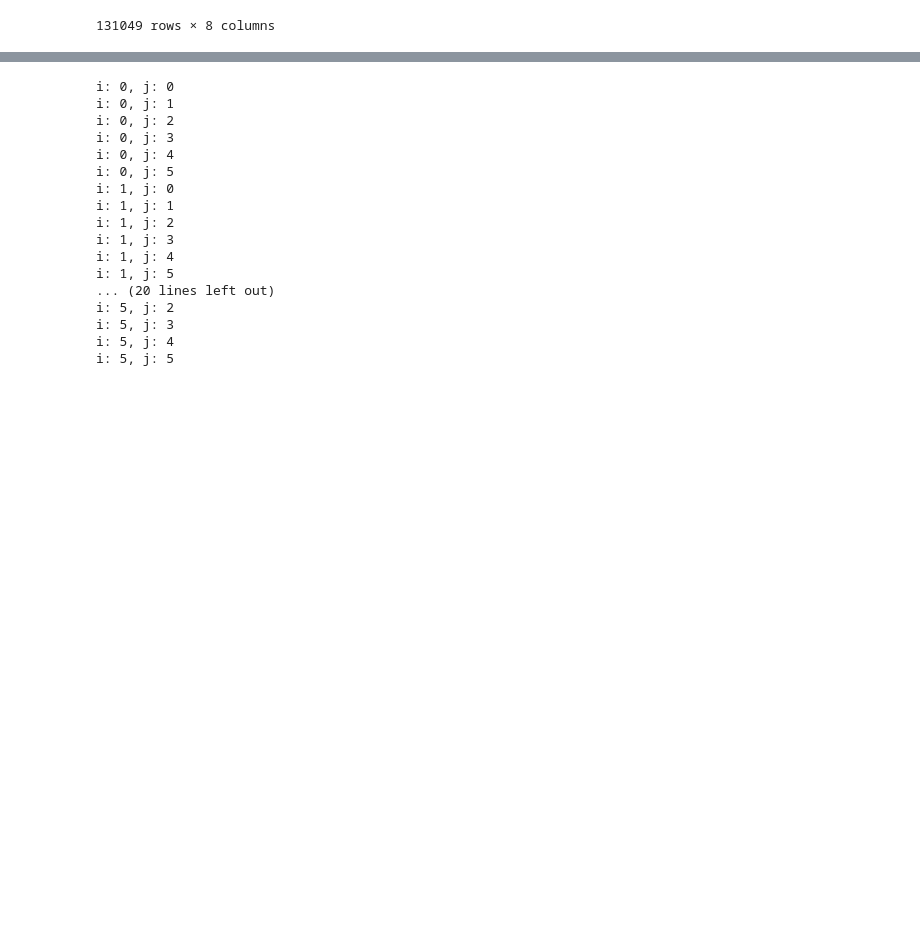
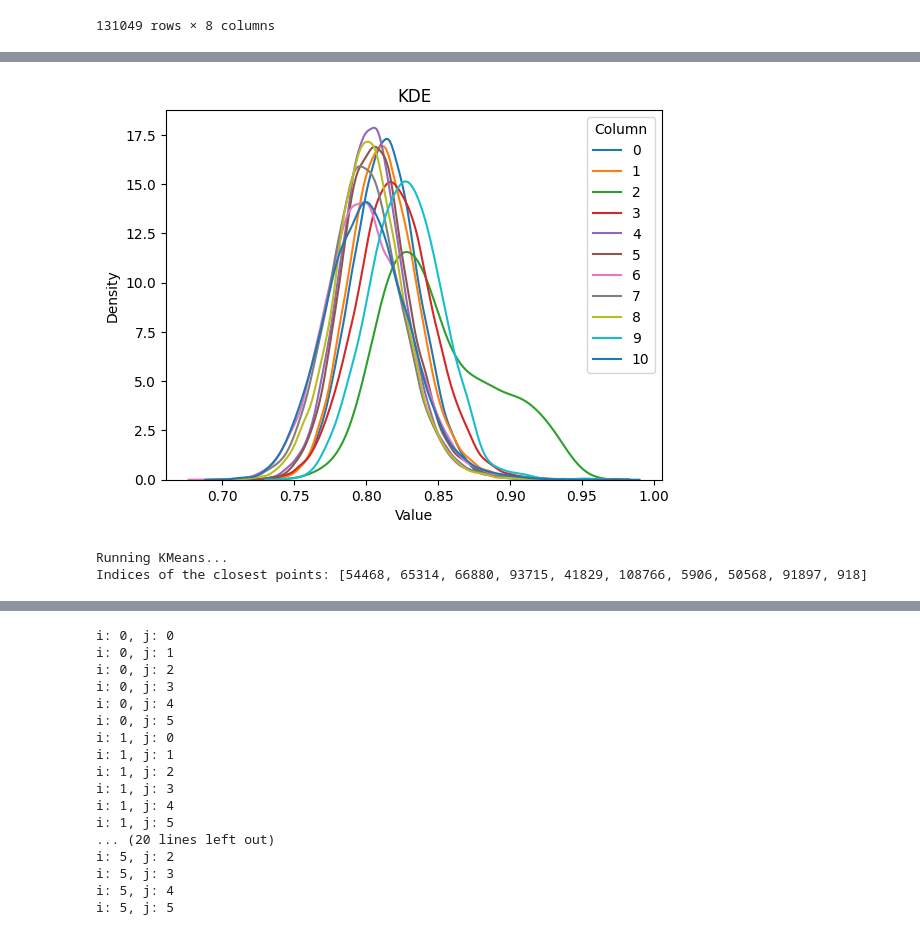
Before and after one commit to viktorcikojevic/kaggle-llm, a Jupyter notebook: notebooks/wiki_sci_explore_clusters.ipynb, the cells around one changed output, grey strips where cells are left out. Drawn from its saved outputs; the diff is of its cells as text; code cells hidden in the pictures; blank space fills up the shorter version.

```diff
--- a/notebooks/wiki_sci_explore_clusters.ipynb
+++ b/notebooks/wiki_sci_explore_clusters.ipynb
@@ -100,0 +395,56 @@ array(["In group theory, Bender's method is a method introduced by  for simplify
+# %%
+import numpy as np
+from tqdm import tqdm
+
+pairwise_dotprod = {}
+
+for cluster in tqdm(df_subset['cluster_text'].unique()):
+
+    df_cluster = df_subset[df_subset['cluster_text'] == cluster].reset_index(drop=True)
+
+    pairwise_dotprod[str(cluster)] = []
+
+    for i in range(len(df_cluster)):
+        for j in range(i+1, len(df_cluster)):
+
+            dotprod = np.sum(df_cluster['embd_text'][i] * df_cluster['embd_text'][j])
+
+            pairwise_dotprod[str(cluster)].append(dotprod)
+# %%
+import matplotlib.pyplot as plt
+import seaborn as sns
+
+for cluster in tqdm(sorted(df_subset['cluster_text'].unique())):
+    cluster = str(cluster)
+    sns.kdeplot(pairwise_dotprod[cluster], label=cluster)
+
+plt.legend(title='Column')
+plt.title('KDE')
+plt.xlabel('Value')
+plt.ylabel('Density')
+plt.show()
+# %% [output]
+[figure, added]
+# %%
+import numpy as np
+import pandas as pd
+from sklearn.cluster import KMeans
+from sklearn.metrics import pairwise_distances
+import matplotlib.pyplot as plt
+
+X = np.stack(df['embd_text'].values)
+
+# Run KMeans
+print("Running KMeans...")
+n_clusters = 10
+kmeans = KMeans(n_clusters=n_clusters, init='k-means++', n_init='auto', random_state=42)
+kmeans.fit(X)
+
+# For each centroid, find the closest data point
+closest_points = [np.argmin(np.linalg.norm(X - centroid, axis=1)) for centroid in kmeans.cluster_centers_]
+
+# Display the closest points (indices in X) to the centroids
+print("Indices of the closest points:", closest_points)
+# %% [output]
+Running KMeans...
+Indices of the closest points: [54468, 65314, 66880, 93715, 41829, 108766, 5906, 50568, 91897, 918]
```
Also changed, not shown: parts of 22 cells of this notebook.
